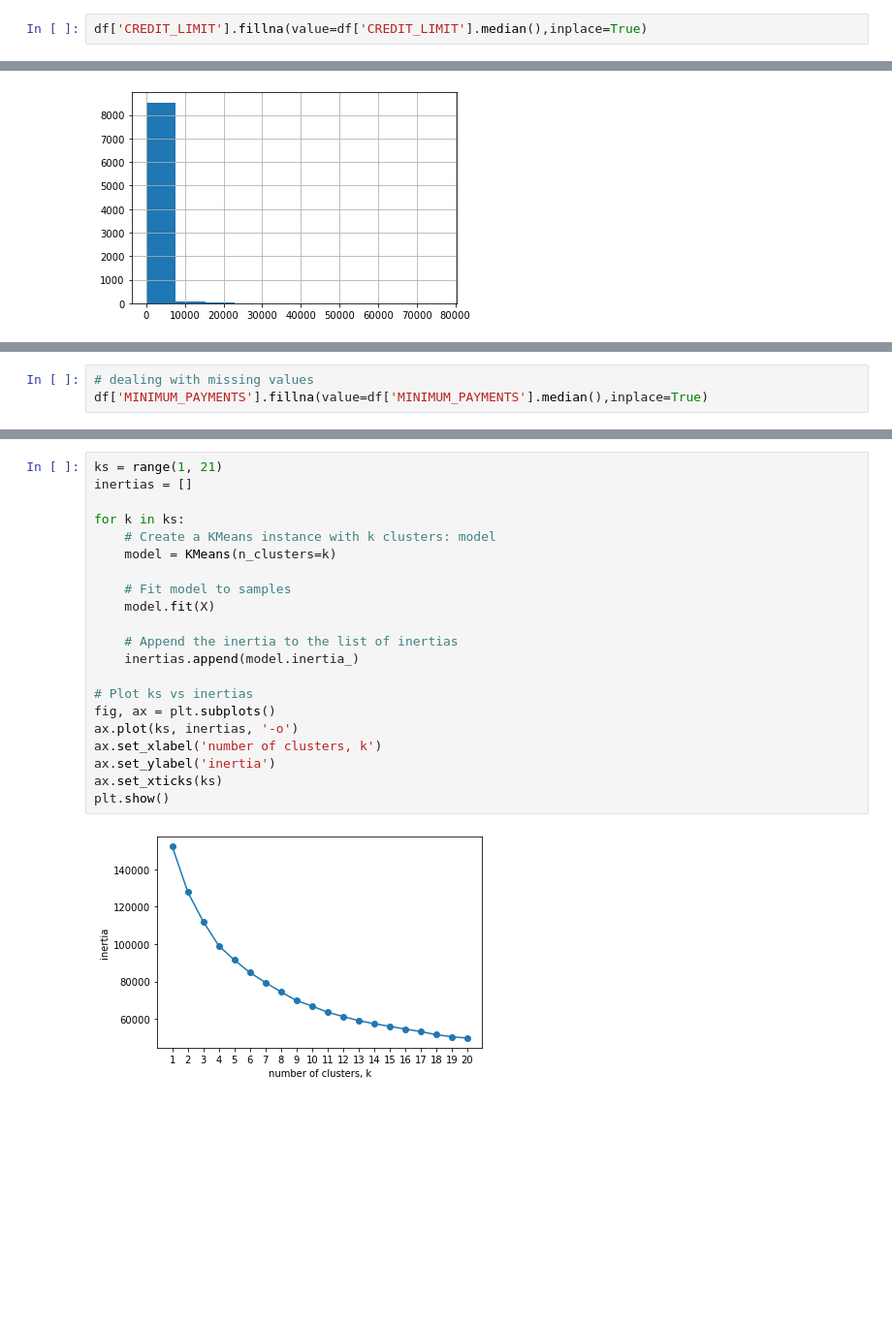
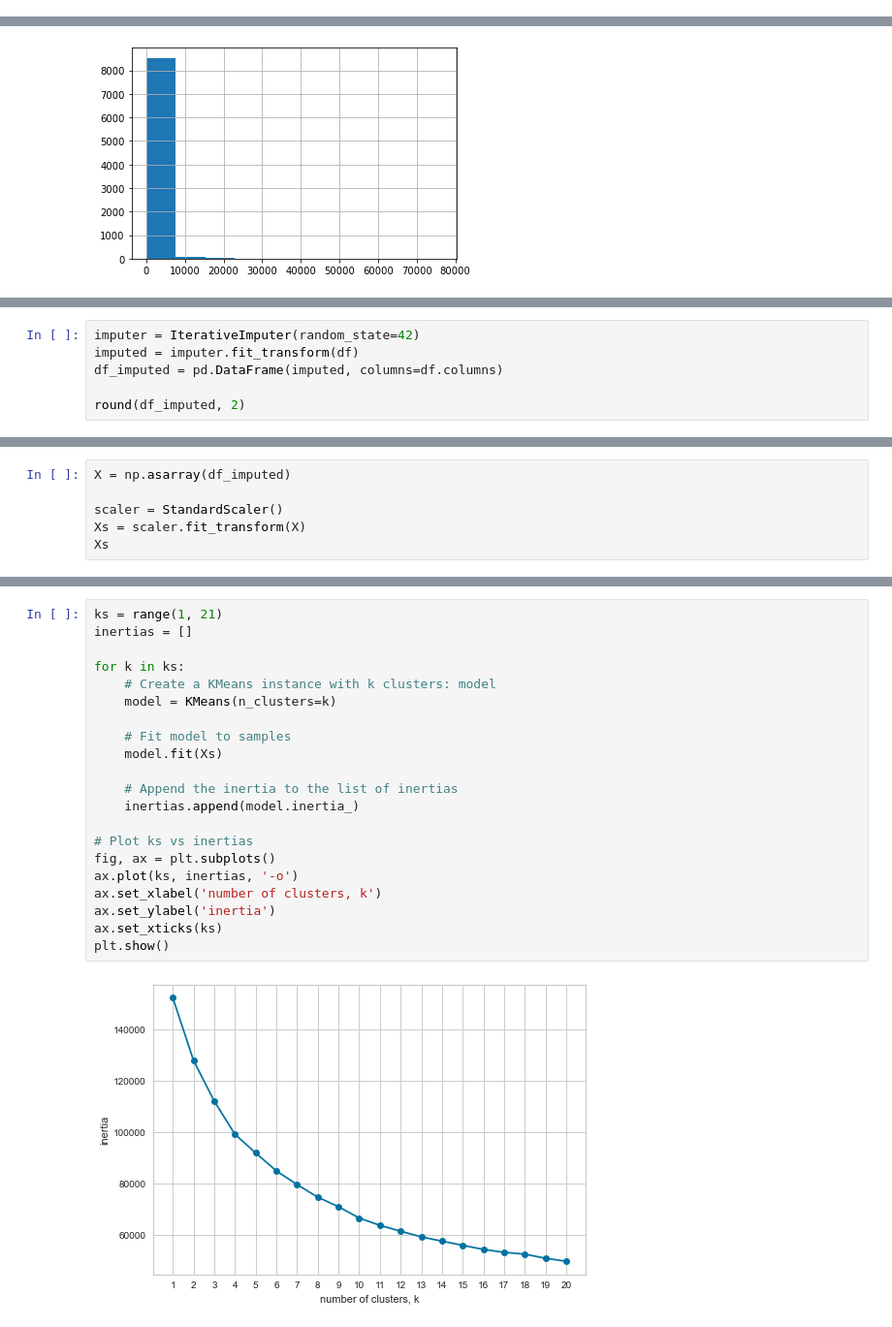
Before and after one commit to AleksanderWernik/Credit_card_clustering, a Jupyter notebook: Credit_card.ipynb, the cells around one changed output, grey strips where cells are left out. Shown at 97% size. Saved outputs shown, nothing was run; the diff lists cells and outputs as text; blank space fills up the shorter version.

```diff
--- a/Credit_card.ipynb
+++ b/Credit_card.ipynb
@@ -104,8 +105,6 @@ df[df['CREDIT_LIMIT'].isna()]
 # %% [output]
 |  | CUST_ID | BALANCE | BALANCE_FREQUENCY | PURCHASES | ONEOFF_PURCHASES | INSTALLMENTS_PURCHASES | CASH_ADVANCE | ... |
 | 5203 | C15349 | 18.400472 | 0.166667 | 0.0 | 0.0 | 0.0 | 186.853063 | ... |
-# %%
-df['CREDIT_LIMIT'].fillna(value=df['CREDIT_LIMIT'].median(),inplace=True)
 # %% [markdown]
 ### Dealing with null values - 'MINIMUM_PAYMENTS' column
 # %%
@@ -134,3 +115,6 @@ df['MINIMUM_PAYMENTS'].median()
-# %%
-# dealing with missing values
-df['MINIMUM_PAYMENTS'].fillna(value=df['MINIMUM_PAYMENTS'].median(),inplace=True)
+# %%
+imputer = IterativeImputer(random_state=42)
+imputed = imputer.fit_transform(df)
+df_imputed = pd.DataFrame(imputed, columns=df.columns)
+
+round(df_imputed, 2)
@@ -204,0 +186,6 @@ array([[-0.73198937, -0.24943448, -0.42489974, ..., -0.3024    ,
+# %%
+X = np.asarray(df_imputed)
+
+scaler = StandardScaler()
+Xs = scaler.fit_transform(X)
+Xs
@@ -205,26 +206,26 @@ array([[-0.73198937, -0.24943448, -0.42489974, ..., -0.3024    ,
 # %%
 ks = range(1, 21)
 inertias = []
 
 for k in ks:
     # Create a KMeans instance with k clusters: model
     model = KMeans(n_clusters=k)
 
     # Fit model to samples
-    model.fit(X)
+    model.fit(Xs)
 
     # Append the inertia to the list of inertias
     inertias.append(model.inertia_)
 
 # Plot ks vs inertias
 fig, ax = plt.subplots()
 ax.plot(ks, inertias, '-o')
 ax.set_xlabel('number of clusters, k')
 ax.set_ylabel('inertia')
 ax.set_xticks(ks)
 plt.show()
 # %% [output]
-[figure, old version]
+[figure, new version]
 # %%
 # The silhouette_score gives the average value for all the samples.
 # This gives a perspective into the density and separation of the formed clusters
```
Also changed, not shown: parts of 55 cells of this notebook.
